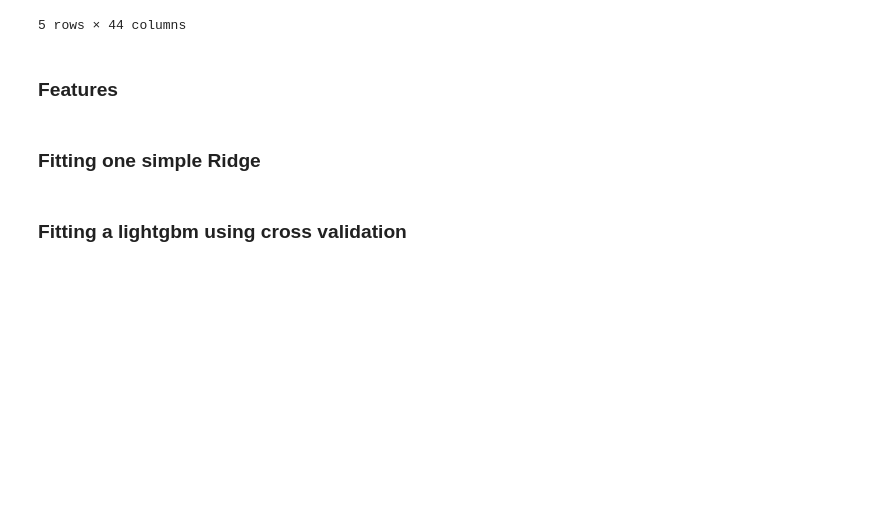
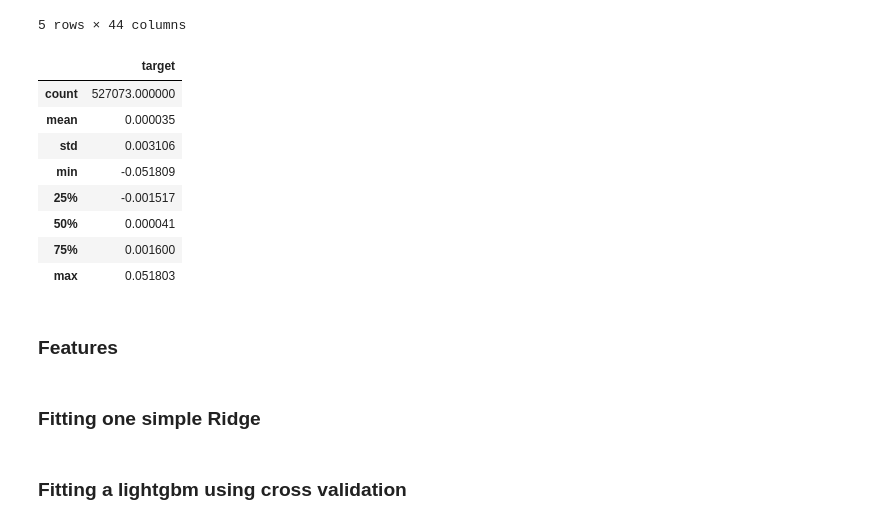
Before and after one commit to alisaklymchuk/qrt_challenge_data_2026, a Jupyter notebook: notebooks/benchmark_submission.ipynb, the cells around one changed output. Saved outputs shown, nothing was run; the diff lists cells and outputs as text; code cells hidden in the pictures; blank space fills up the shorter version.

```diff
--- a/notebooks/benchmark_submission.ipynb
+++ b/notebooks/benchmark_submission.ipynb
@@ -38,6 +38,18 @@ X_train.head()
 | 3 | DATE_0001 | ALLOCATION_04 | -0.005344 | 0.002790 | 0.006937 | -0.004246 | -0.005051 | -0.000330 | -0.000117 | -0.005209 | ... | ... |
 | 4 | DATE_0001 | ALLOCATION_05 | -0.010506 | -0.005491 | 0.007752 | -0.012299 | 0.002191 | 0.003282 | 0.000495 | -0.003489 | ... | ... |
 5 rows × 44 columns
+# %%
+y_train.describe()
+# %% [output]
+|  | target |
+| count | 527073.000000 |
+| mean | 0.000035 |
+| std | 0.003106 |
+| min | -0.051809 |
+| 25% | -0.001517 |
+| 50% | 0.000041 |
+| 75% | 0.001600 |
+| max | 0.051803 |
 # %% [markdown]
 ### Features
 # %%
```
Also changed, not shown: parts of 1 cell of this notebook, 2 other files.
